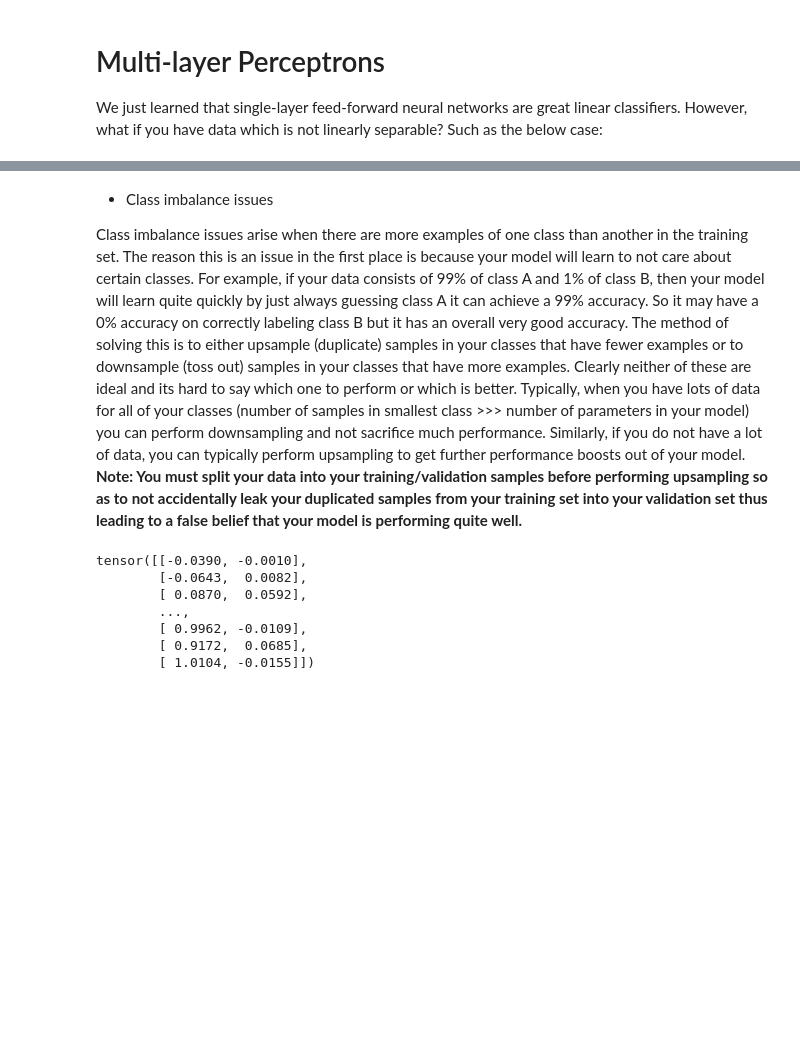
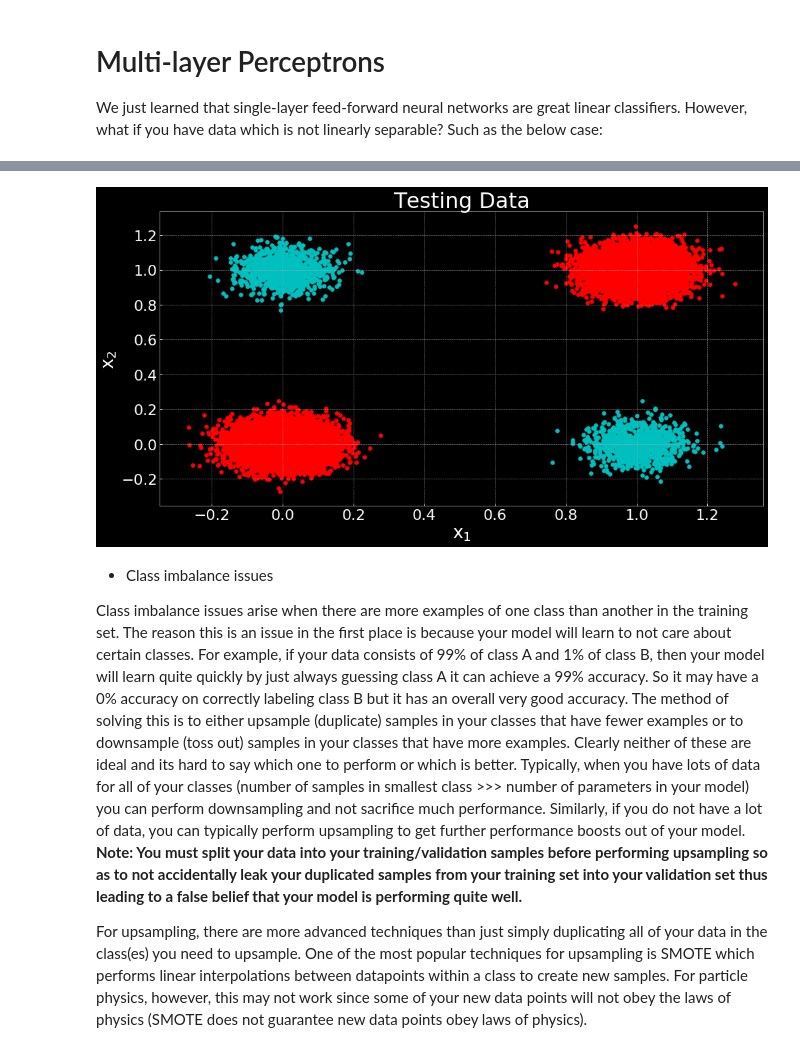
Before and after one commit to AWildridge/cms-machinelearning-notebooks, a Jupyter notebook: Lab 4 - Neural Networks.ipynb, the cells around one changed output, grey strips where cells are left out. Cells and saved outputs as stored; diff of their text form; code cells hidden in the pictures; blank space fills up the shorter version.

```diff
--- a/Lab 4 - Neural Networks.ipynb
+++ b/Lab 4 - Neural Networks.ipynb
@@ -442,18 +459,18 @@ test_labels = torch.cat((torch.ones(int(num_ones * test_split)), torch.zeros(int
+# %%
+plt.scatter(test_data[test_labels == 1][:,0], test_data[test_labels == 1][:, 1], label='$\hat{y} = 1$', color='r')
+plt.scatter(test_data[test_labels == 0][:,0], test_data[test_labels == 0][:, 1], label='$\hat{y} = 0$', color='c')
+plt.xlabel('$\mathregular{x_1}$')
+plt.ylabel('$\mathregular{x_2}$')
+plt.title('Testing Data')
+plt.show()
+# %% [output]
+[figure, added]
 # %% [markdown]
   *  Class imbalance issues
 
 Class imbalance issues arise when there are more examples of one class than another in the training set. The reason this is an issue in the first place is because your model will learn to not care about certain classes. For example, if your data consists of 99% of class A and 1% of class B, then your model will learn quite quickly by just always guessing class A it can achieve a 99% accuracy. So it may have a 0% accuracy on correctly labeling class B but it has an overall very good accuracy. The method of solving this is to either upsample (duplicate) samples in your classes that have fewer examples or to downsample (toss out) samples in your classes that have more examples. Clearly neither of these are ideal and its hard to say which one to perform or which is better. Typically, when you have lots of data for all of your classes (number of samples in smallest class >>> number of parameters in your model) you can perform downsampling and not sacrifice much performance. Similarly, if you do not have a lot of data, you can typically perform upsampling to get further performance boosts out of your model. **Note: You must split your data into your training/validation samples before performing upsampling so as to not accidentally leak your duplicated samples from your training set into your validation set thus leading to a false belief that your model is performing quite well.**
+
+For upsampling, there are more advanced techniques than just simply duplicating all of your data in the class(es) you need to upsample. One of the most popular techniques for upsampling is SMOTE which performs linear interpolations between datapoints within a class to create new samples. For particle physics, however, this may not work since some of your new data points will not obey the laws of physics (SMOTE does not guarantee new data points obey laws of physics).
 # %%
 num_ones_in_training = int(train_split * num_ones)
 num_zeros_in_training = int(train_split * num_zeros)
-# %%
-if num_ones_in_training > num_zeros_in_training: # need to downsample the ones
-    training_data = torch.cat((training_data[training_labels == 1][:num_zeros_in_training], training_data[training_labels == 0]))
-# %% [output]
-tensor([[-0.0390, -0.0010],
-        [-0.0643,  0.0082],
-        [ 0.0870,  0.0592],
-        ...,
-        [ 0.9962, -0.0109],
-        [ 0.9172,  0.0685],
-        [ 1.0104, -0.0155]])
```
Also changed, not shown: parts of 70 cells of this notebook, 2 other files.
